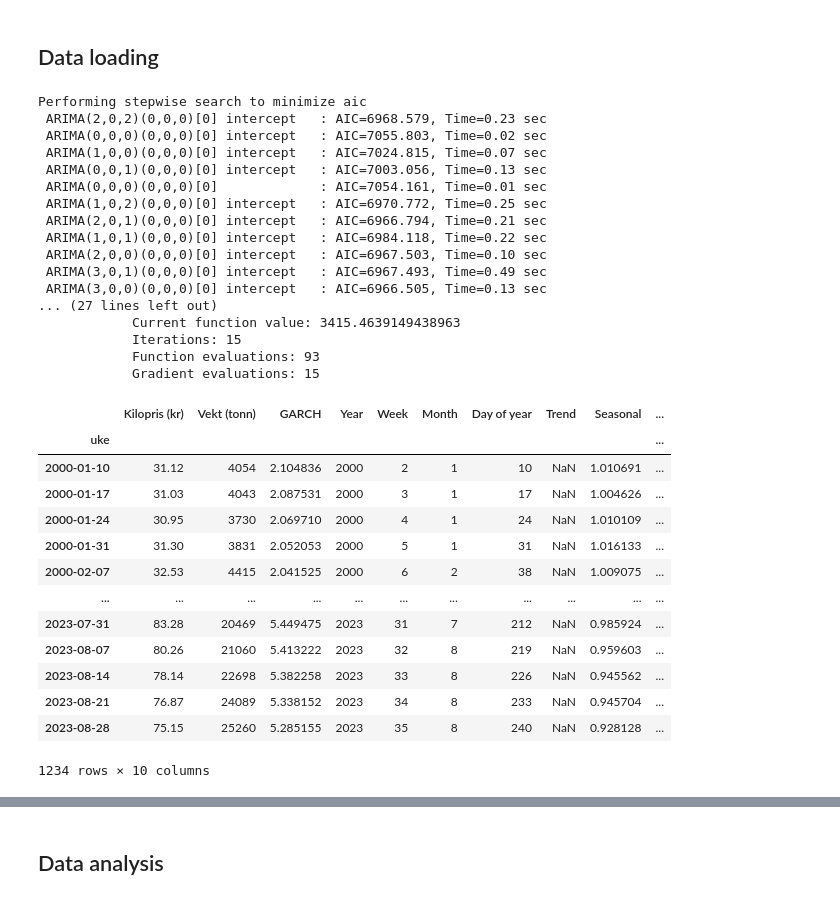
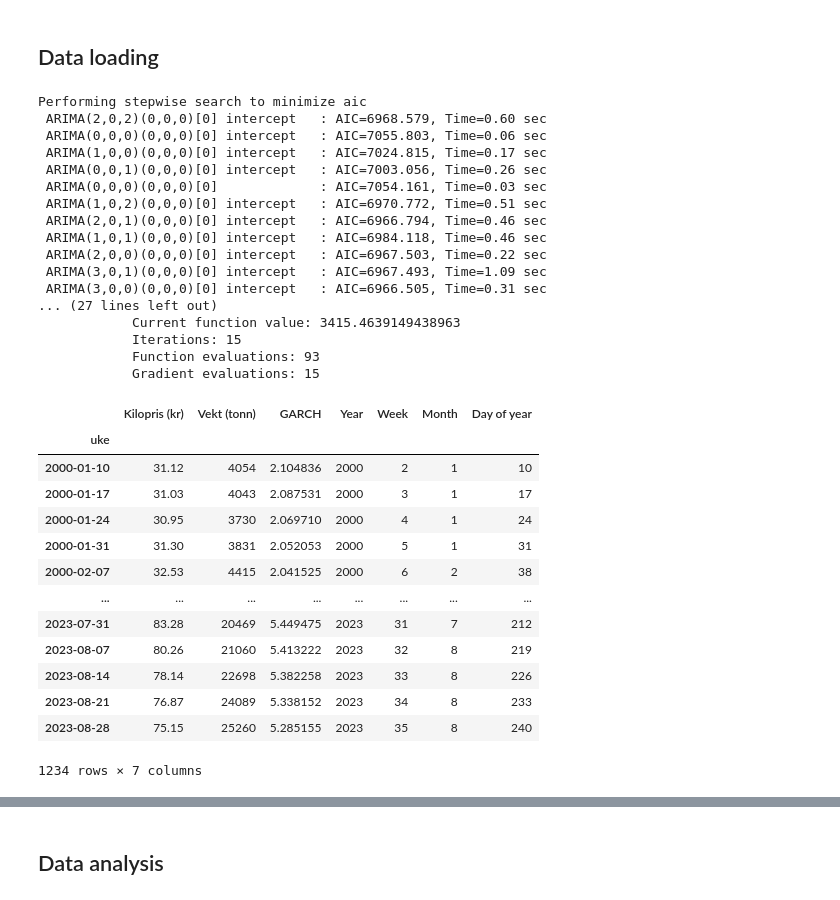
Before and after one commit to jonedamas/data_science_projects, a Jupyter notebook: projects/salmon_price_prediction/price_prediction/pred_xgb_noc.ipynb, the cells around one changed output, grey strips where cells are left out. Saved outputs shown, nothing was run; the diff lists cells and outputs as text; code cells hidden in the pictures.

```diff
--- a/projects/salmon_price_prediction/price_prediction/pred_xgb_noc.ipynb
+++ b/projects/salmon_price_prediction/price_prediction/pred_xgb_noc.ipynb
@@ -22,60 +20,58 @@ plt.style.use('ggplot')
 data_URL = 'https://www.ssb.no/statbank/sq/10086365'
 
 data = import_salmon_data(data_URL)
 
 GARCH_model = ARMA_GARCH(data['Kilopris (kr)'])
 
 data = data[1:]
 
 data['GARCH'] = GARCH_model.conditional_volatility.values
 
 add_lags(data)
 
-add_decomposition(data, 'Kilopris (kr)')
-
 display(data)
 
 fig, (ax1, ax2) = plt.subplots(2, figsize=(10, 7))
 
 data['Kilopris (kr)'].plot(ax=ax1, ylabel='NOK')
 data['Vekt (tonn)'].plot(ax=ax2, color='red', ylabel='Tonnes/week')
 ax1.set_title('Fresh salmon price')
 ax2.set_title('Fresh salmon exported')
 ax1.grid(alpha=0.4); ax2.grid(alpha=0.4)
 ax1.set_xlabel('Date'); ax2.set_xlabel('Date')
 fig.tight_layout()
 # %% [output]
 Performing stepwise search to minimize aic
- ARIMA(2,0,2)(0,0,0)[0] intercept   : AIC=6968.579, Time=0.23 sec
- ARIMA(0,0,0)(0,0,0)[0] intercept   : AIC=7055.803, Time=0.02 sec
- ARIMA(1,0,0)(0,0,0)[0] intercept   : AIC=7024.815, Time=0.07 sec
- ARIMA(0,0,1)(0,0,0)[0] intercept   : AIC=7003.056, Time=0.13 sec
- ARIMA(0,0,0)(0,0,0)[0]             : AIC=7054.161, Time=0.01 sec
- ARIMA(1,0,2)(0,0,0)[0] intercept   : AIC=6970.772, Time=0.25 sec
- ARIMA(2,0,1)(0,0,0)[0] intercept   : AIC=6966.794, Time=0.21 sec
- ARIMA(1,0,1)(0,0,0)[0] intercept   : AIC=6984.118, Time=0.22 sec
- ARIMA(2,0,0)(0,0,0)[0] intercept   : AIC=6967.503, Time=0.10 sec
- ARIMA(3,0,1)(0,0,0)[0] intercept   : AIC=6967.493, Time=0.49 sec
- ARIMA(3,0,0)(0,0,0)[0] intercept   : AIC=6966.505, Time=0.13 sec
+ ARIMA(2,0,2)(0,0,0)[0] intercept   : AIC=6968.579, Time=0.60 sec
+ ARIMA(0,0,0)(0,0,0)[0] intercept   : AIC=7055.803, Time=0.06 sec
+ ARIMA(1,0,0)(0,0,0)[0] intercept   : AIC=7024.815, Time=0.17 sec
+ ARIMA(0,0,1)(0,0,0)[0] intercept   : AIC=7003.056, Time=0.26 sec
+ ARIMA(0,0,0)(0,0,0)[0]             : AIC=7054.161, Time=0.03 sec
+ ARIMA(1,0,2)(0,0,0)[0] intercept   : AIC=6970.772, Time=0.51 sec
+ ARIMA(2,0,1)(0,0,0)[0] intercept   : AIC=6966.794, Time=0.46 sec
+ ARIMA(1,0,1)(0,0,0)[0] intercept   : AIC=6984.118, Time=0.46 sec
+ ARIMA(2,0,0)(0,0,0)[0] intercept   : AIC=6967.503, Time=0.22 sec
+ ARIMA(3,0,1)(0,0,0)[0] intercept   : AIC=6967.493, Time=1.09 sec
+ ARIMA(3,0,0)(0,0,0)[0] intercept   : AIC=6966.505, Time=0.31 sec
 ... (27 lines left out)
             Current function value: 3415.4639149438963
             Iterations: 15
             Function evaluations: 93
             Gradient evaluations: 15
-|  | Kilopris (kr) | Vekt (tonn) | GARCH | Year | Week | Month | Day of year | Trend | Seasonal | ... |
-| uke |  |  |  |  |  |  |  |  |  | ... |
-| 2000-01-10 | 31.12 | 4054 | 2.104836 | 2000 | 2 | 1 | 10 | NaN | 1.010691 | ... |
-| 2000-01-17 | 31.03 | 4043 | 2.087531 | 2000 | 3 | 1 | 17 | NaN | 1.004626 | ... |
-| 2000-01-24 | 30.95 | 3730 | 2.069710 | 2000 | 4 | 1 | 24 | NaN | 1.010109 | ... |
-| 2000-01-31 | 31.30 | 3831 | 2.052053 | 2000 | 5 | 1 | 31 | NaN | 1.016133 | ... |
-| 2000-02-07 | 32.53 | 4415 | 2.041525 | 2000 | 6 | 2 | 38 | NaN | 1.009075 | ... |
-| ... | ... | ... | ... | ... | ... | ... | ... | ... | ... | ... |
-| 2023-07-31 | 83.28 | 20469 | 5.449475 | 2023 | 31 | 7 | 212 | NaN | 0.985924 | ... |
-| 2023-08-07 | 80.26 | 21060 | 5.413222 | 2023 | 32 | 8 | 219 | NaN | 0.959603 | ... |
-| 2023-08-14 | 78.14 | 22698 | 5.382258 | 2023 | 33 | 8 | 226 | NaN | 0.945562 | ... |
-| 2023-08-21 | 76.87 | 24089 | 5.338152 | 2023 | 34 | 8 | 233 | NaN | 0.945704 | ... |
-| 2023-08-28 | 75.15 | 25260 | 5.285155 | 2023 | 35 | 8 | 240 | NaN | 0.928128 | ... |
+|  | Kilopris (kr) | Vekt (tonn) | GARCH | Year | Week | Month | Day of year |
+| uke |  |  |  |  |  |  |  |
+| 2000-01-10 | 31.12 | 4054 | 2.104836 | 2000 | 2 | 1 | 10 |
+| 2000-01-17 | 31.03 | 4043 | 2.087531 | 2000 | 3 | 1 | 17 |
+| 2000-01-24 | 30.95 | 3730 | 2.069710 | 2000 | 4 | 1 | 24 |
+| 2000-01-31 | 31.30 | 3831 | 2.052053 | 2000 | 5 | 1 | 31 |
+| 2000-02-07 | 32.53 | 4415 | 2.041525 | 2000 | 6 | 2 | 38 |
+| ... | ... | ... | ... | ... | ... | ... | ... |
+| 2023-07-31 | 83.28 | 20469 | 5.449475 | 2023 | 31 | 7 | 212 |
+| 2023-08-07 | 80.26 | 21060 | 5.413222 | 2023 | 32 | 8 | 219 |
+| 2023-08-14 | 78.14 | 22698 | 5.382258 | 2023 | 33 | 8 | 226 |
+| 2023-08-21 | 76.87 | 24089 | 5.338152 | 2023 | 34 | 8 | 233 |
+| 2023-08-28 | 75.15 | 25260 | 5.285155 | 2023 | 35 | 8 | 240 |
-1234 rows × 10 columns
+1234 rows × 7 columns
 [figure]
 # %% [markdown]
 ## Data analysis
```
Also changed, not shown: parts of 6 cells of this notebook, 2 other files.
